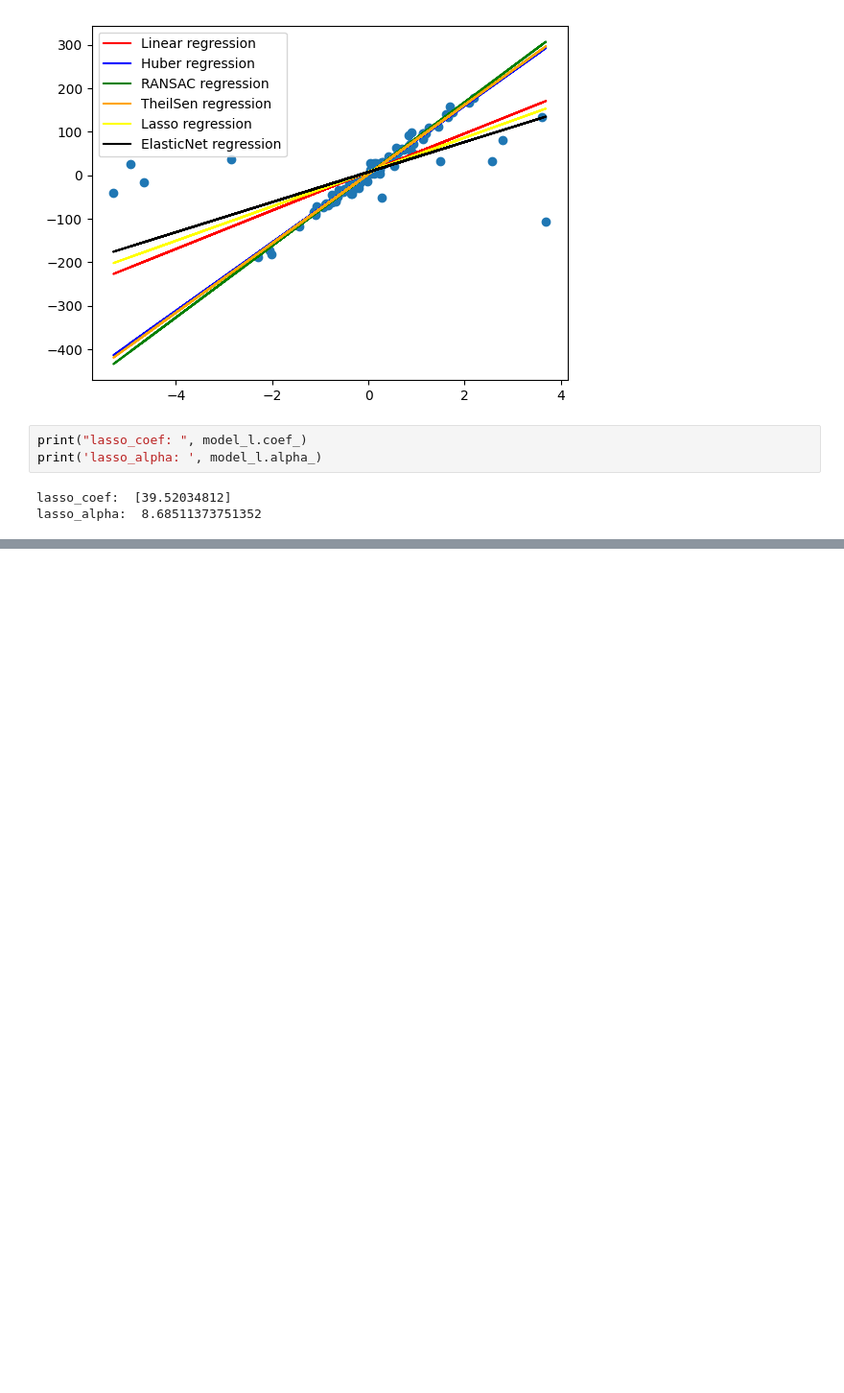
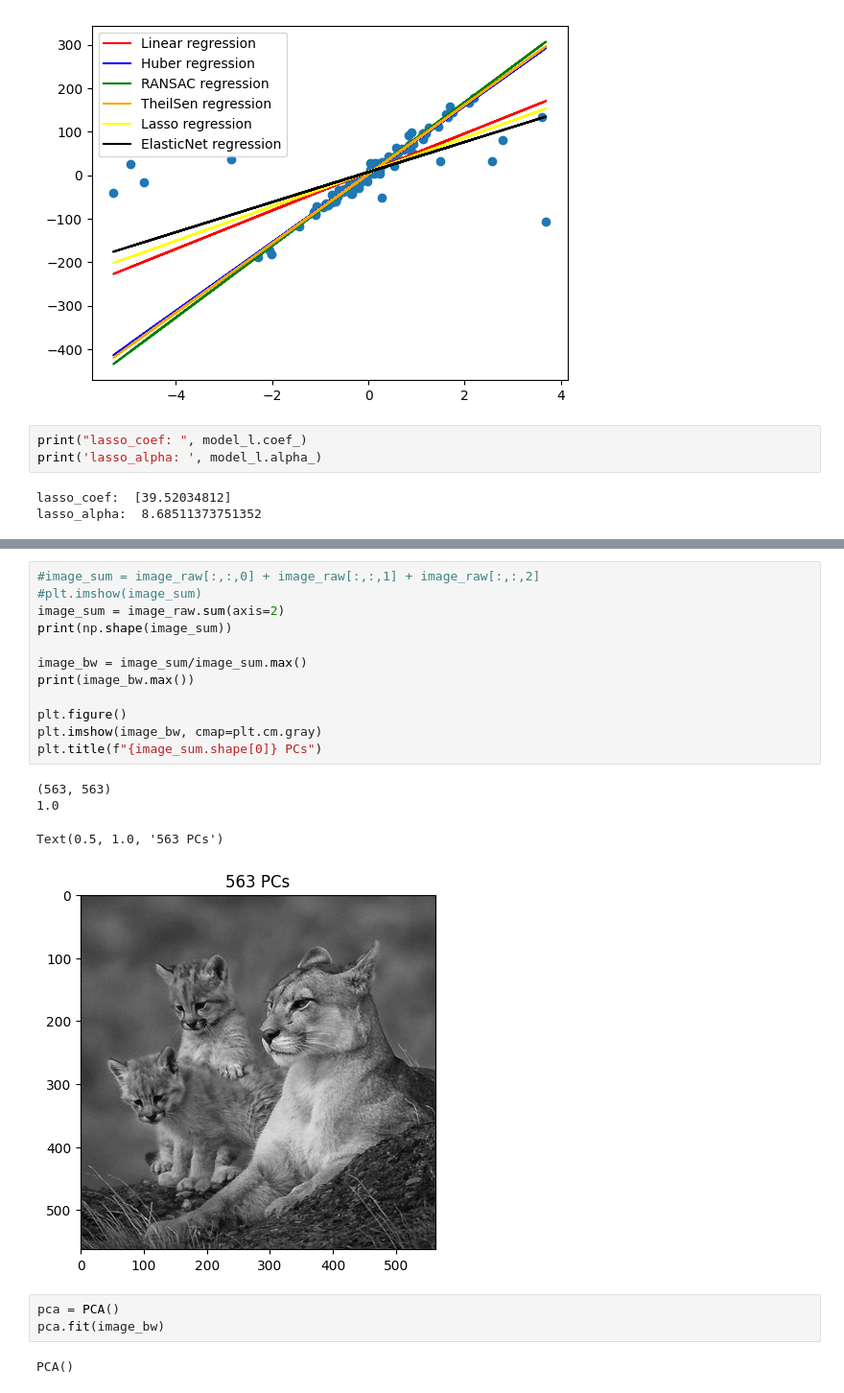
Before and after one commit to JoakoIA/Universidad, a Jupyter notebook: Python/Estadistica Multivariada/clase_10.ipynb, the cells around one changed output, grey strips where cells are left out. Shown at 96% size. Cells and saved outputs as stored; diff of their text form; blank space fills up the shorter version.

```diff
--- a/Python/Estadistica Multivariada/clase_10.ipynb
+++ b/Python/Estadistica Multivariada/clase_10.ipynb
@@ -409,0 +428,22 @@ lasso_alpha:  8.68511373751352
+# %%
+#image_sum = image_raw[:,:,0] + image_raw[:,:,1] + image_raw[:,:,2]
+#plt.imshow(image_sum)
+image_sum = image_raw.sum(axis=2)
+print(np.shape(image_sum))
+
+image_bw = image_sum/image_sum.max()
+print(image_bw.max())
+
+plt.figure()
+plt.imshow(image_bw, cmap=plt.cm.gray)
+plt.title(f"{image_sum.shape[0]} PCs")
+# %% [output]
+(563, 563)
+1.0
+Text(0.5, 1.0, '563 PCs')
+[figure, added]
+# %%
+pca = PCA()
+pca.fit(image_bw)
+# %% [output]
+PCA()
```
Also changed, not shown: parts of 32 cells of this notebook, 6 other files.
